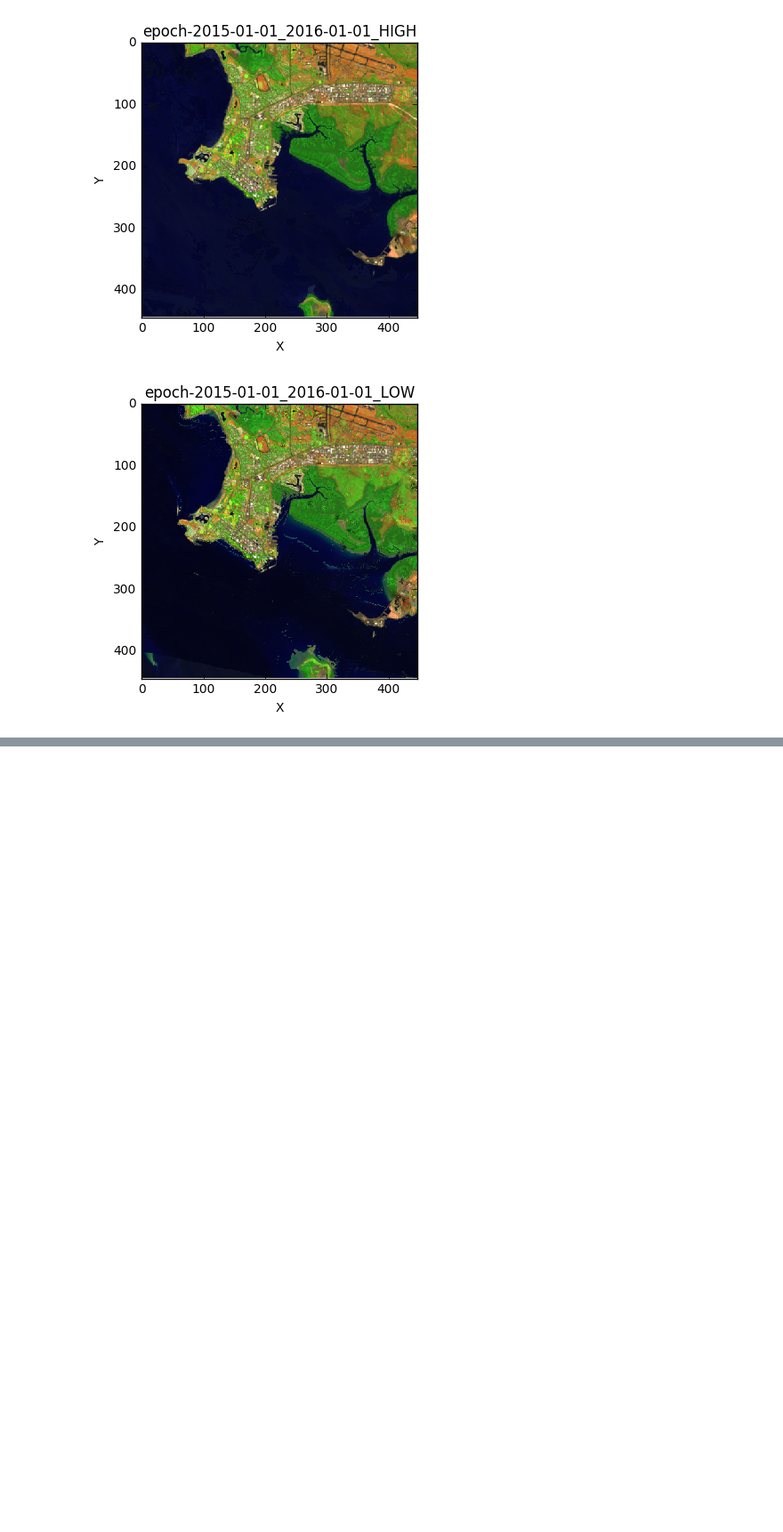
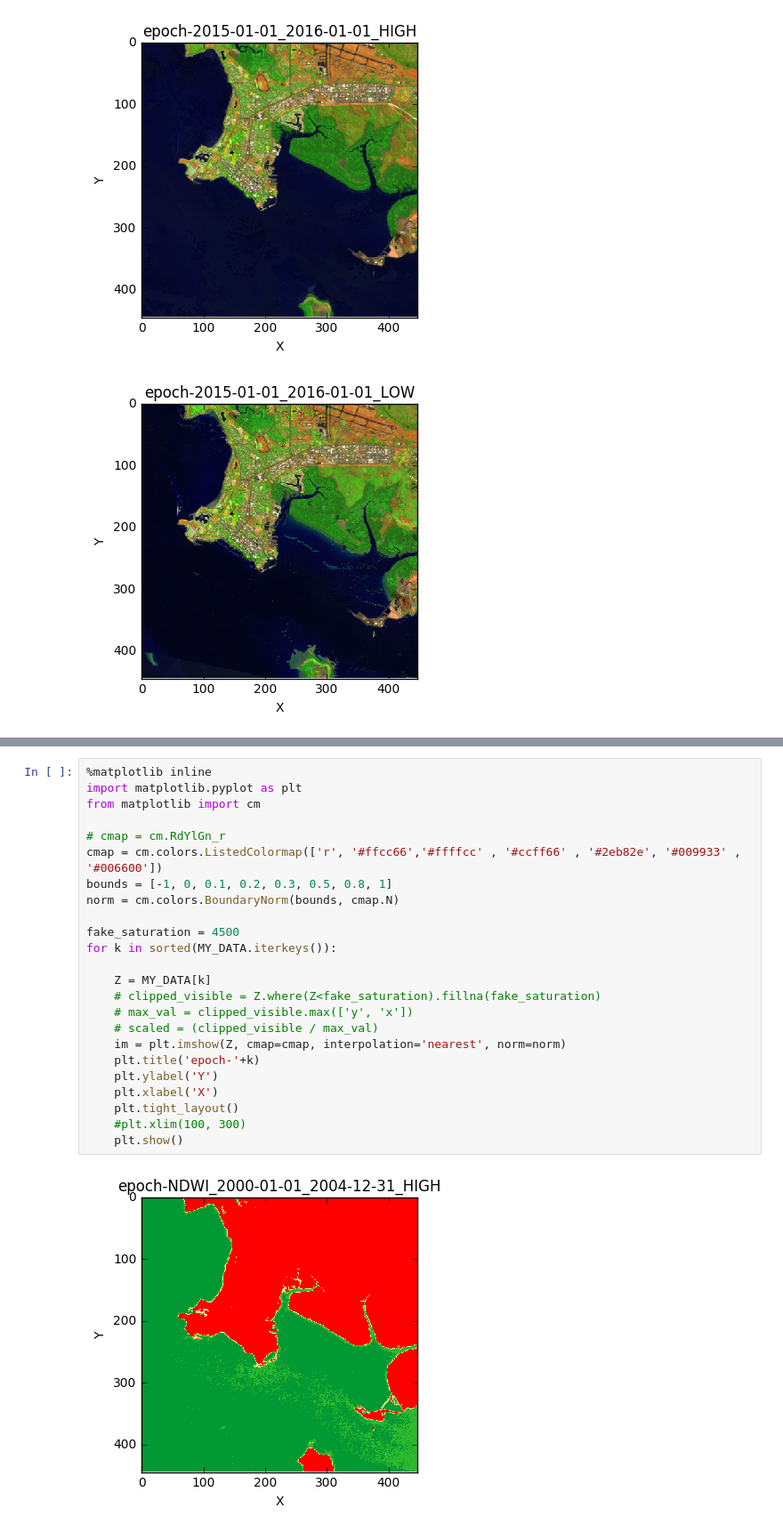
Before and after one commit to Bis-Bala/agdc_tidal, a Jupyter notebook: RGB-tidal-analysis.ipynb, the cells around one changed output, grey strips where cells are left out. Shown at 89% size. Cells and saved outputs as stored; diff of their text form; blank space fills up the shorter version.

```diff
--- a/RGB-tidal-analysis.ipynb
+++ b/RGB-tidal-analysis.ipynb
@@ -54,0 +86,26 @@ for k in sorted(MY_DATA.iterkeys()):
+# %%
+%matplotlib inline
+import matplotlib.pyplot as plt
+from matplotlib import cm
+
+# cmap = cm.RdYlGn_r
+cmap = cm.colors.ListedColormap(['r', '#ffcc66','#ffffcc' , '#ccff66' , '#2eb82e', '#009933' , '#006600'])
+bounds = [-1, 0, 0.1, 0.2, 0.3, 0.5, 0.8, 1]
+norm = cm.colors.BoundaryNorm(bounds, cmap.N)
+
+fake_saturation = 4500
+for k in sorted(MY_DATA.iterkeys()):
+
+    Z = MY_DATA[k]
+    # clipped_visible = Z.where(Z<fake_saturation).fillna(fake_saturation)
+    # max_val = clipped_visible.max(['y', 'x'])
+    # scaled = (clipped_visible / max_val)
+    im = plt.imshow(Z, cmap=cmap, interpolation='nearest', norm=norm)
+    plt.title('epoch-'+k)
+    plt.ylabel('Y')
+    plt.xlabel('X')
+    plt.tight_layout()
+    #plt.xlim(100, 300)
+    plt.show()
+# %% [output]
+[figure, added]
```
Also changed, not shown: parts of 5 cells of this notebook, 1 other file.
